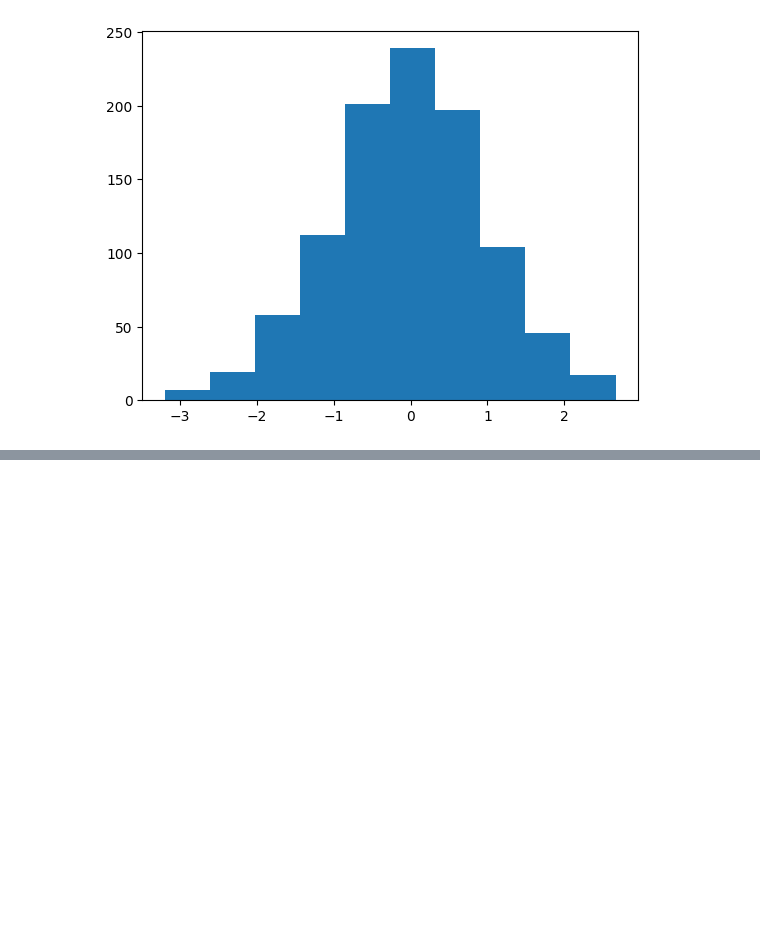
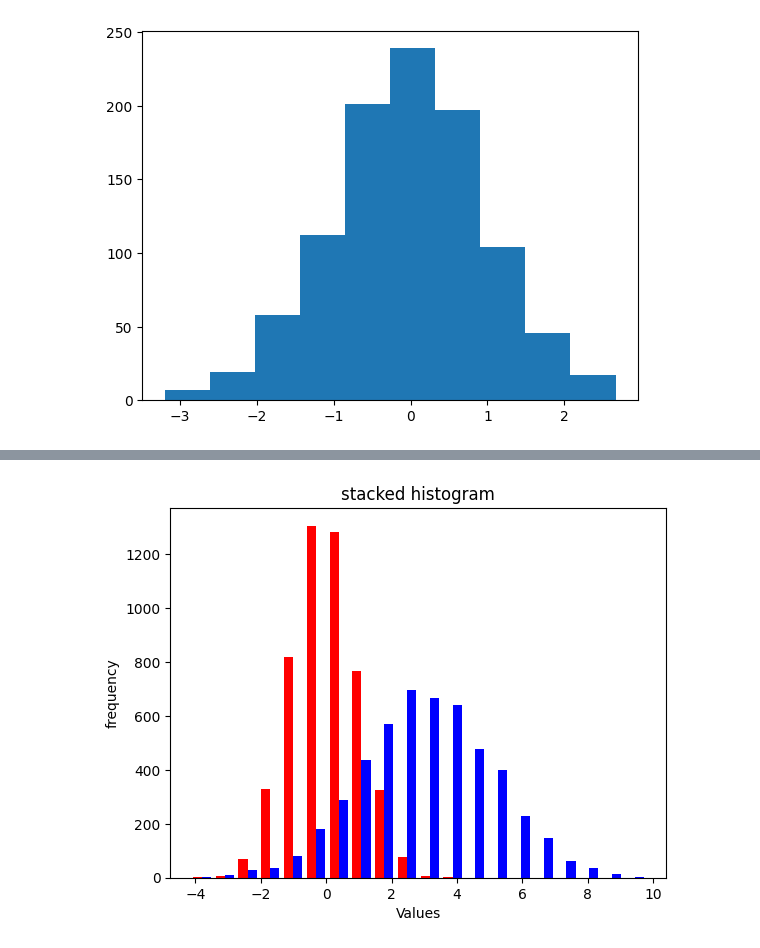
Before and after one commit to Vikash-Kumar-984/Python-Problems, a Jupyter notebook: Matplotlib/matplotlib.ipynb, the cells around one changed output, grey strips where cells are left out. Saved outputs shown, nothing was run; the diff lists cells and outputs as text; code cells hidden in the pictures; blank space fills up the shorter version.

```diff
--- a/Matplotlib/matplotlib.ipynb
+++ b/Matplotlib/matplotlib.ipynb
@@ -295,0 +302,4 @@ plt.show()
+# %%
+#stacked histogram >> two histograms together
+data1 = np.random.normal(0, 1, 5000)
+data2 = np.random.normal(3, 2, 5000)
@@ -295,0 +316,8 @@ plt.show()
+# %%
+plt.hist([data1, data2], bins = 20, color = ['r', 'b'], label = ['dist1', 'dist2'])
+plt.xlabel("Values")
+plt.ylabel('frequency')
+plt.title("stacked histogram")
+plt.show()
+# %% [output]
+[figure, added]
```
Also changed, not shown: parts of 20 cells of this notebook, 1 other file.
